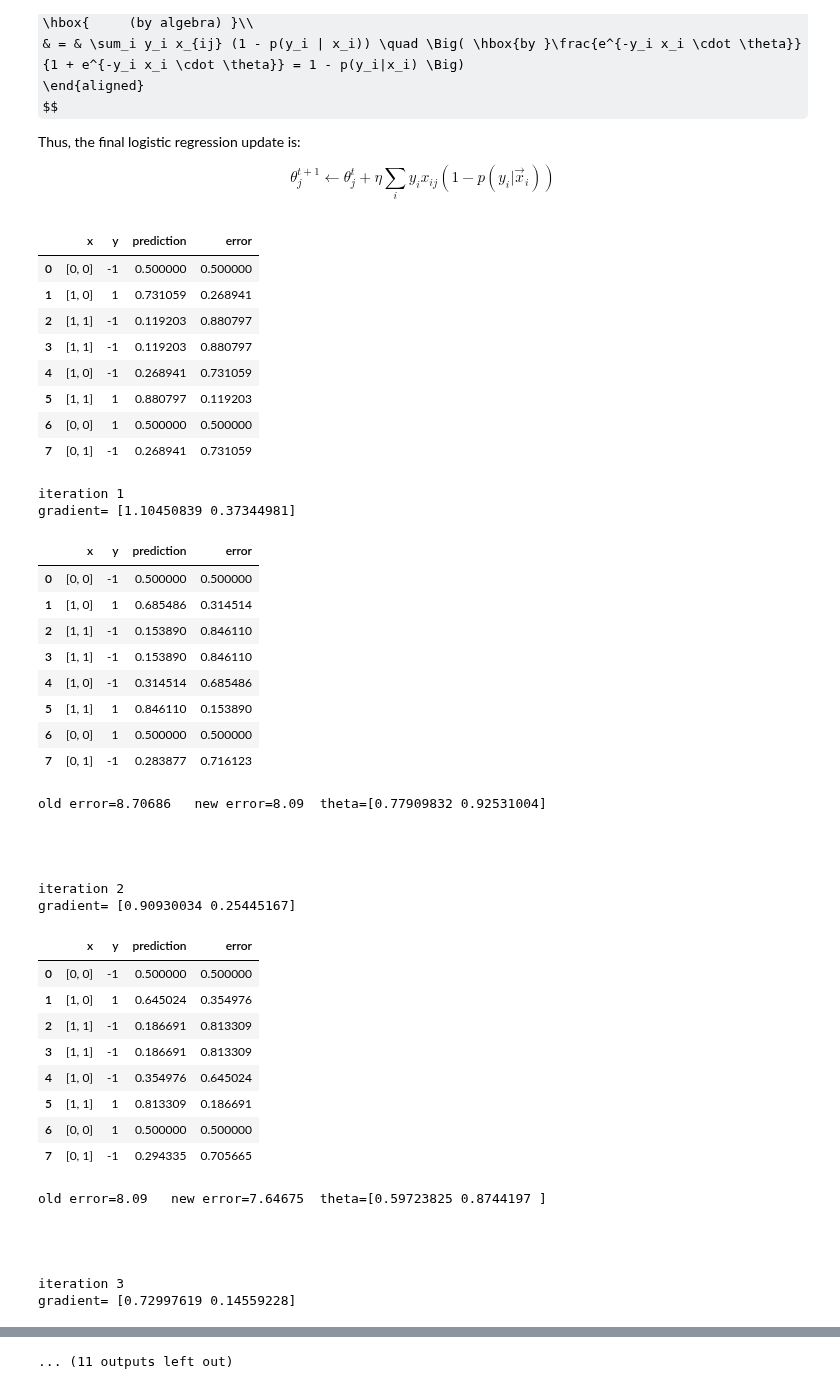
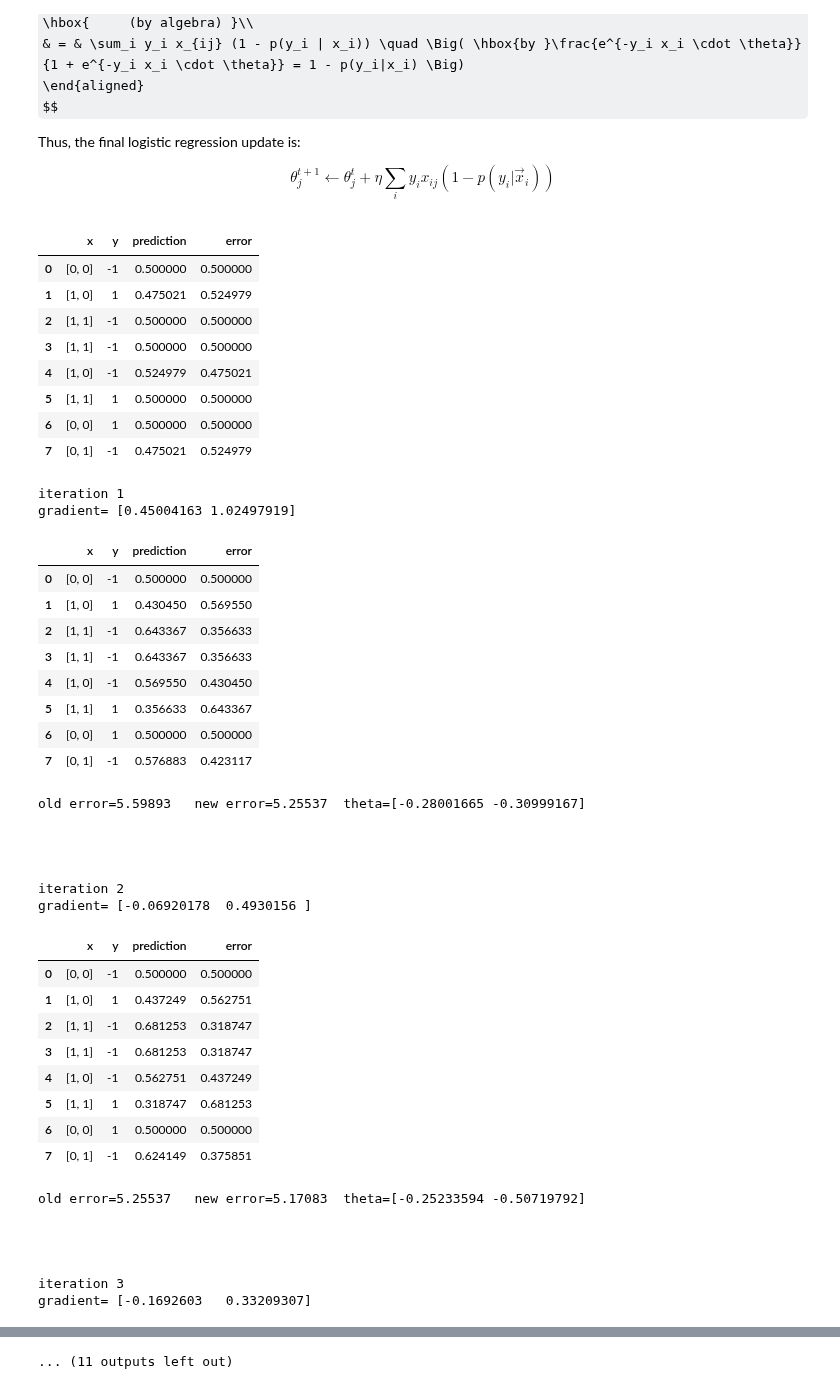
Before and after one commit to tulane-cmps6730/main, a Jupyter notebook: lec/classify/logistic.ipynb, the cells around one changed output, grey strips where cells are left out. Drawn from its saved outputs; the diff is of its cells as text; code cells hidden in the pictures; some formulas as TeX source.

```diff
--- a/lec/classify/logistic.ipynb
+++ b/lec/classify/logistic.ipynb
@@ -577,57 +577,58 @@ $$
 def gradient_logistic(theta, D):
     result = np.zeros(len(theta), dtype=np.float64)
     for xi, yi in D:
-        pred = logistic(xi, theta) if yi==1 else 1-logistic(xi, theta)
-        error = yi * pred
+        p_y_g_x = logistic(xi, theta) if yi==1 else 1-logistic(xi, theta)
+        error = yi * (1-p_y_g_x)
         for j, xij in enumerate(xi):
             result[j] += error * xij
-    return result
+    return -1 * result
 # %%
 theta = npa([1.,1.])
-gradient_descent(gradient_logistic, nll, theta, .2, D, .01, 50)
+theta = npa([-.1, .1])
+gradient_descent(gradient_logistic, nll, theta, .4, D, .01, 50)
 # %% [output]
 |  | x | y | prediction | error |
 | 0 | [0, 0] | -1 | 0.500000 | 0.500000 |
-| 1 | [1, 0] | 1 | 0.731059 | 0.268941 |
-| 2 | [1, 1] | -1 | 0.119203 | 0.880797 |
-| 3 | [1, 1] | -1 | 0.119203 | 0.880797 |
-| 4 | [1, 0] | -1 | 0.268941 | 0.731059 |
-| 5 | [1, 1] | 1 | 0.880797 | 0.119203 |
+| 1 | [1, 0] | 1 | 0.475021 | 0.524979 |
+| 2 | [1, 1] | -1 | 0.500000 | 0.500000 |
+| 3 | [1, 1] | -1 | 0.500000 | 0.500000 |
+| 4 | [1, 0] | -1 | 0.524979 | 0.475021 |
+| 5 | [1, 1] | 1 | 0.500000 | 0.500000 |
 | 6 | [0, 0] | 1 | 0.500000 | 0.500000 |
-| 7 | [0, 1] | -1 | 0.268941 | 0.731059 |
+| 7 | [0, 1] | -1 | 0.475021 | 0.524979 |
 iteration 1
-gradient= [1.10450839 0.37344981]
+gradient= [0.45004163 1.02497919]
 |  | x | y | prediction | error |
 | 0 | [0, 0] | -1 | 0.500000 | 0.500000 |
-| 1 | [1, 0] | 1 | 0.685486 | 0.314514 |
-| 2 | [1, 1] | -1 | 0.153890 | 0.846110 |
-| 3 | [1, 1] | -1 | 0.153890 | 0.846110 |
-| 4 | [1, 0] | -1 | 0.314514 | 0.685486 |
-| 5 | [1, 1] | 1 | 0.846110 | 0.153890 |
+| 1 | [1, 0] | 1 | 0.430450 | 0.569550 |
+| 2 | [1, 1] | -1 | 0.643367 | 0.356633 |
+| 3 | [1, 1] | -1 | 0.643367 | 0.356633 |
+| 4 | [1, 0] | -1 | 0.569550 | 0.430450 |
+| 5 | [1, 1] | 1 | 0.356633 | 0.643367 |
 | 6 | [0, 0] | 1 | 0.500000 | 0.500000 |
-| 7 | [0, 1] | -1 | 0.283877 | 0.716123 |
+| 7 | [0, 1] | -1 | 0.576883 | 0.423117 |
-old error=8.70686   new error=8.09  theta=[0.77909832 0.92531004]
+old error=5.59893   new error=5.25537  theta=[-0.28001665 -0.30999167]
 
 
 
 
 iteration 2
-gradient= [0.90930034 0.25445167]
+gradient= [-0.06920178  0.4930156 ]
 |  | x | y | prediction | error |
 | 0 | [0, 0] | -1 | 0.500000 | 0.500000 |
-| 1 | [1, 0] | 1 | 0.645024 | 0.354976 |
-| 2 | [1, 1] | -1 | 0.186691 | 0.813309 |
-| 3 | [1, 1] | -1 | 0.186691 | 0.813309 |
-| 4 | [1, 0] | -1 | 0.354976 | 0.645024 |
-| 5 | [1, 1] | 1 | 0.813309 | 0.186691 |
+| 1 | [1, 0] | 1 | 0.437249 | 0.562751 |
+| 2 | [1, 1] | -1 | 0.681253 | 0.318747 |
+| 3 | [1, 1] | -1 | 0.681253 | 0.318747 |
+| 4 | [1, 0] | -1 | 0.562751 | 0.437249 |
+| 5 | [1, 1] | 1 | 0.318747 | 0.681253 |
 | 6 | [0, 0] | 1 | 0.500000 | 0.500000 |
-| 7 | [0, 1] | -1 | 0.294335 | 0.705665 |
+| 7 | [0, 1] | -1 | 0.624149 | 0.375851 |
-old error=8.09   new error=7.64675  theta=[0.59723825 0.8744197 ]
+old error=5.25537   new error=5.17083  theta=[-0.25233594 -0.50719792]
 
 
 
 
 iteration 3
-gradient= [0.72997619 0.14559228]
+gradient= [-0.1692603   0.33209307]
 |  | x | y | prediction | error |
 | 0 | [0, 0] | -1 | 0.500000 | 0.500000 |
```
Also changed, not shown: parts of 3 cells of this notebook.
